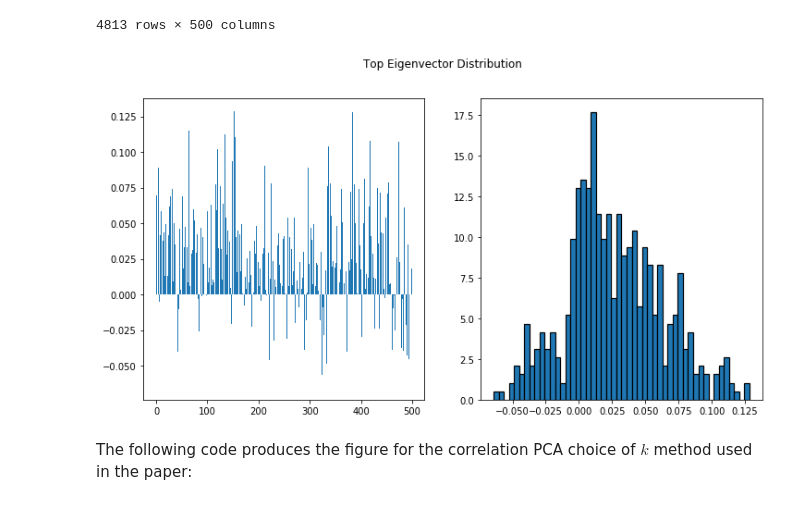
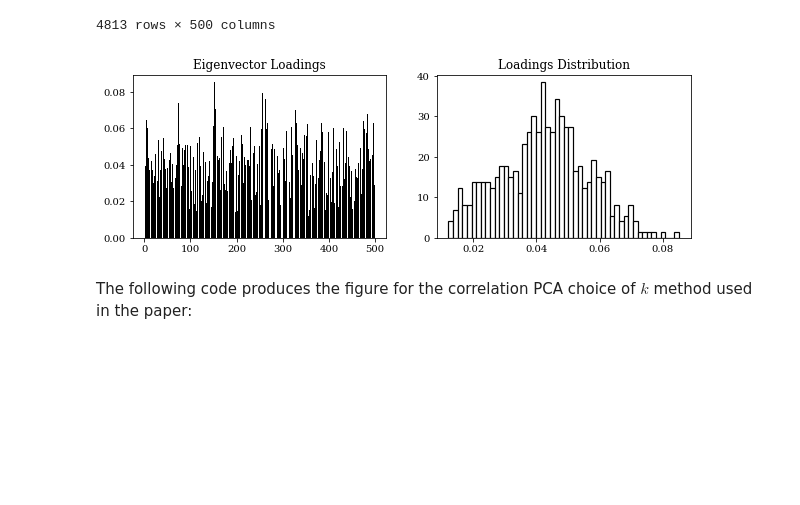
Before and after one commit to jase-clarkson/mini_1, a Jupyter notebook: stat_arb.ipynb, the cells around one changed output. Saved outputs shown, nothing was run; the diff lists cells and outputs as text; code cells hidden in the pictures; blank space fills up the shorter version.

```diff
--- a/stat_arb.ipynb
+++ b/stat_arb.ipynb
@@ -19,3 +19,4 @@ import importlib
 import os
 
 PATH = '/data/hawfinch/clarkson/data/us_eq/cache'
+plt.rc('font', family='serif')
@@ -58,16 +62,17 @@ df_500
 | 2019-05-23 | -0.005451 | 0.011266 | -0.008042 | 0.013553 | 0.014102 | -0.023927 | -0.006469 | 0.014048 | -0.003754 | -0.025118 | ... | ... |
 4813 rows × 500 columns
 # %%
-fig, axs = plt.subplots(1, 2, figsize=(12, 6))
+fig, axs = plt.subplots(1, 2, figsize=(10, 3))
 pca = PCA()
-pca.fit_transform(df_500)
-top = -pca.components_[0]
-axs[0].bar([i for i in range(len(top))], top)
-axs[1].hist(top, bins=50, density=True, linewidth=1.2, edgecolor='black')
-fig.suptitle('Top Eigenvector Distribution')
-fig.savefig('top_ev.png')
+pca.fit_transform(df.loc[:, df_500_.index.values])
+top = -1 * pca.components_[0]
+axs[0].bar([i for i in range(len(top))], top, color='black')
+axs[0].set_title('Eigenvector Loadings')
+axs[1].set_title('Loadings Distribution')
+axs[1].hist(top, bins=50, density=True, linewidth=1.2, edgecolor='black', color='white')
+fig.savefig('top_ev.eps', format='eps', dpi=1200, bbox_inches='tight')
 # %% [output]
-[figure, old version]
+[figure, new version]
 # %%
 importlib.reload(dr)
 importlib.reload(sa)
```
Also changed, not shown: parts of 18 cells of this notebook.
